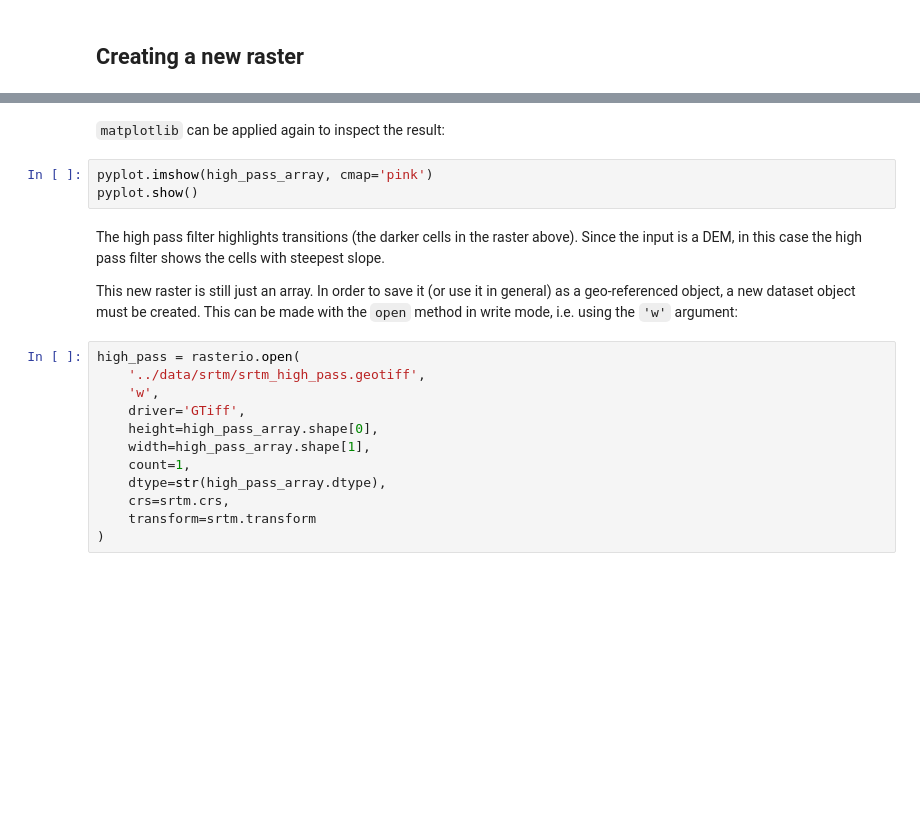
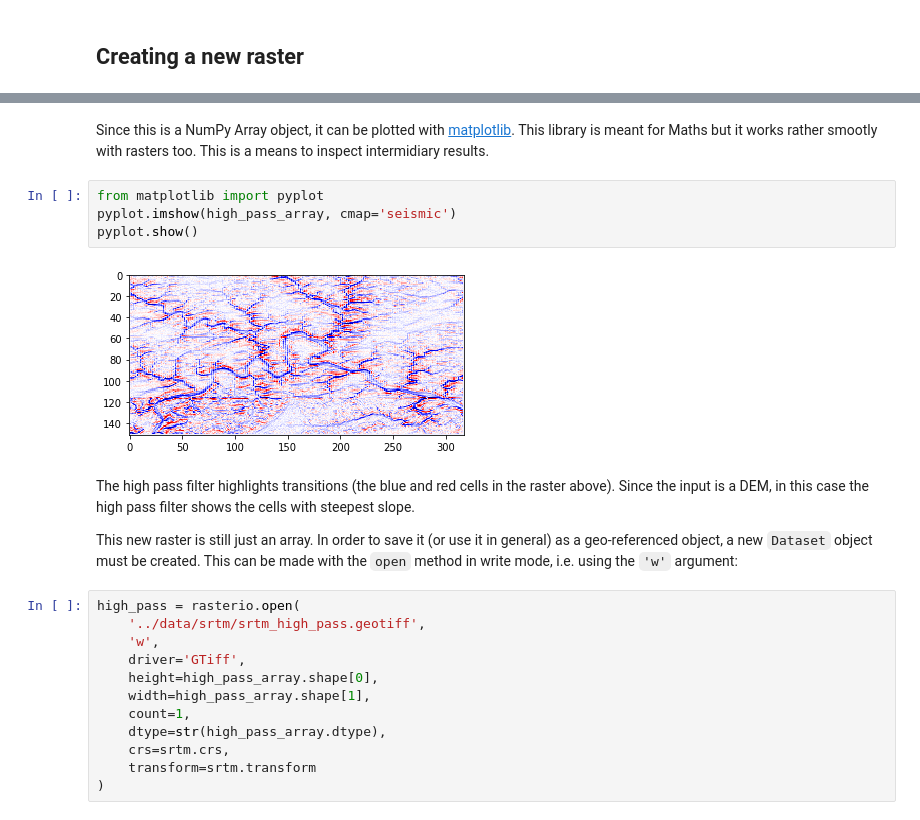
Before and after one commit to ldesousa/geopython-workshop, a Jupyter notebook: workshop/jupyter/content/notebooks/05-raster-data.ipynb, the cells around one changed output, grey strips where cells are left out. Saved outputs shown, nothing was run; the diff lists cells and outputs as text; blank space fills up the shorter version.

Commit message:
Reformated section 05-Raster

```diff
--- a/workshop/jupyter/content/notebooks/05-raster-data.ipynb
+++ b/workshop/jupyter/content/notebooks/05-raster-data.ipynb
@@ -159,12 +161,15 @@ high_pass_array
-# %% [markdown]
-`matplotlib` can be applied again to inspect the result:
+# %% [markdown]
+Since this is a NumPy Array object, it can be plotted with [matplotlib](https://matplotlib.org). This library is meant for Maths but it works rather smootly with rasters too. This is a means to inspect intermidiary results.
 # %%
-pyplot.imshow(high_pass_array, cmap='pink')
+from matplotlib import pyplot
+pyplot.imshow(high_pass_array, cmap='seismic')
 pyplot.show()
+# %% [output]
+[figure, added]
 # %% [markdown]
-The high pass filter highlights transitions (the darker cells in the raster above). Since the input is a DEM, in this case the high pass filter shows the cells with steepest slope.
+The high pass filter highlights transitions (the blue and red cells in the raster above). Since the input is a DEM, in this case the high pass filter shows the cells with steepest slope.
 
-This new raster is still just an array. In order to save it (or use it in general) as a geo-referenced object, a new dataset object must be created. This can be made with the `open` method in write mode, i.e. using the `'w'` argument:
+This new raster is still just an array. In order to save it (or use it in general) as a geo-referenced object, a new `Dataset` object must be created. This can be made with the `open` method in write mode, i.e. using the `'w'` argument:
 # %%
 high_pass = rasterio.open(
     '../data/srtm/srtm_high_pass.geotiff',
```
Also changed, not shown: parts of 11 cells of this notebook.
